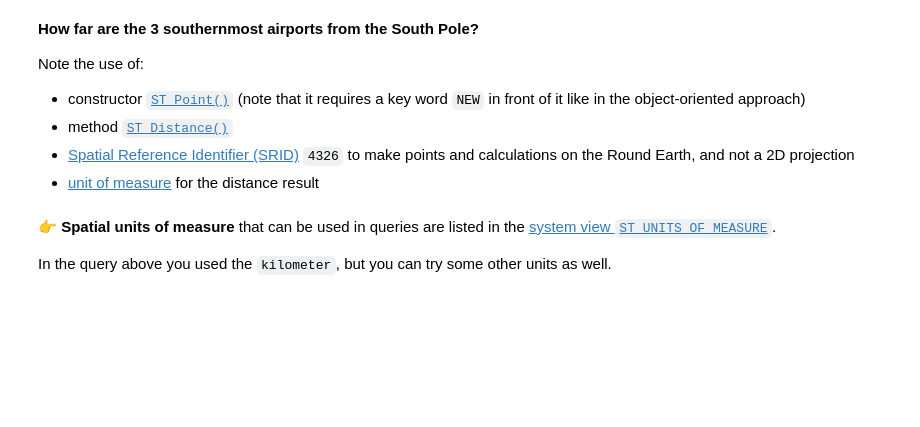
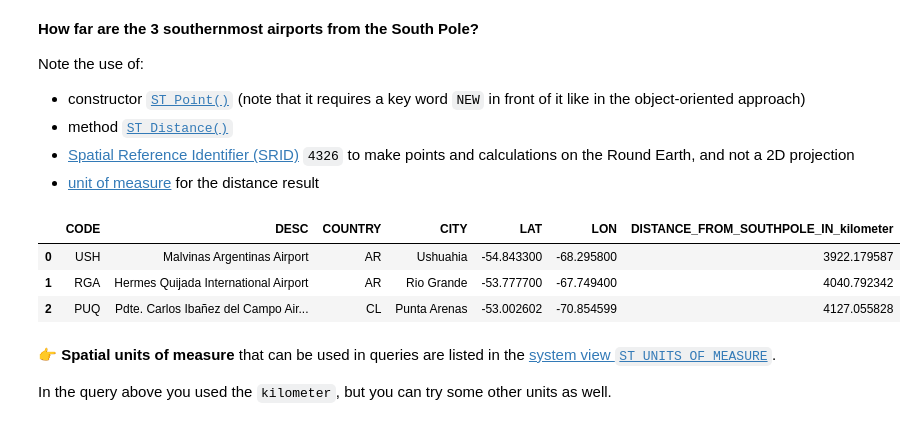
Before and after one commit to SaiNithesh/sap-community-developer-june-challenge-hana-multimodel, a Jupyter notebook: notebooks/challenges/week4_1_import_queries.ipynb, the cells around one changed output. Saved outputs shown, nothing was run; the diff lists cells and outputs as text; code cells hidden in the pictures; blank space fills up the shorter version.

```diff
--- a/notebooks/challenges/week4_1_import_queries.ipynb
+++ b/notebooks/challenges/week4_1_import_queries.ipynb
@@ -73,7 +155,7 @@ print("SAP HANA DB version: ", myconn.hana_version())
 # %% [markdown]
 Upload data from a Pandas DataFrame to a SAP HANA database table and return an SAP HANA DataFrame `hdf_*`: https://help.sap.com/doc/cd94b08fe2e041c2ba778374572ddba9/2024_2_QRC/en-US/hana_ml.dataframe.html#hana_ml.dataframe.create_dataframe_from_pandas
 # %%
-hdf_ports=hdf.create_dataframe_from_spark(
+hdf_ports=hdf.create_dataframe_from_pandas(
     connection_context=myconn,
     pandas_df=df_ports,
     table_name="PORTS",
@@ -91,4 +173,4 @@ hdf_routes=hdf.create_dataframe_from_spark(
 # %% [markdown]
 Return a dictionary format of a table structure behind the HANA DataFrame: https://help.sap.com/doc/cd94b08fe2e041c2ba778374572ddba9/2024_2_QRC/en-US/hana_ml.dataframe.html#hana_ml.dataframe.DataFrame.get_table_structure
 # %%
-hdf_ports.set_table_structure()
+hdf_ports.get_table_structure()
@@ -147,16 +251,21 @@ Note the use of:
 # %%
 SRID=4326
 UNIT_OF_MEASURE='kilometer'
 
 (
-    df_ports
+    hdf_ports
     .select(
         "CODE", "DESC", "COUNTRY", "CITY", "LAT", "LON",
         (f'''NEW ST_Point("LON", -90, {SRID}).ST_Distance(NEW ST_Point("LON", "LAT", {SRID}), '{UNIT_OF_MEASURE}')''', f"DISTANCE_FROM_SOUTHPOLE_IN_{UNIT_OF_MEASURE}")
     )
     .sort(f"DISTANCE_FROM_SOUTHPOLE_IN_{UNIT_OF_MEASURE}", desc=False).head(3)
     .collect()
 )
+# %% [output]
+|  | CODE | DESC | COUNTRY | CITY | LAT | LON | DISTANCE_FROM_SOUTHPOLE_IN_kilometer |
+| 0 | USH | Malvinas Argentinas Airport | AR | Ushuahia | -54.843300 | -68.295800 | 3922.179587 |
+| 1 | RGA | Hermes Quijada International Airport | AR | Rio Grande | -53.777700 | -67.749400 | 4040.792342 |
+| 2 | PUQ | Pdte. Carlos Ibañez del Campo Air... | CL | Punta Arenas | -53.002602 | -70.854599 | 4127.055828 |
 # %% [markdown]
 👉 **Spatial units of measure** that can be used in queries are listed in the [system view `ST_UNITS_OF_MEASURE`](https://help.sap.com/docs/hana-cloud-database/sap-hana-cloud-sap-hana-database-sql-reference-guide/st-units-of-measure-system-view?version=2024_2_QRC&locale=en-US).
 
```
Also changed, not shown: parts of 23 cells of this notebook, 1 other file.
